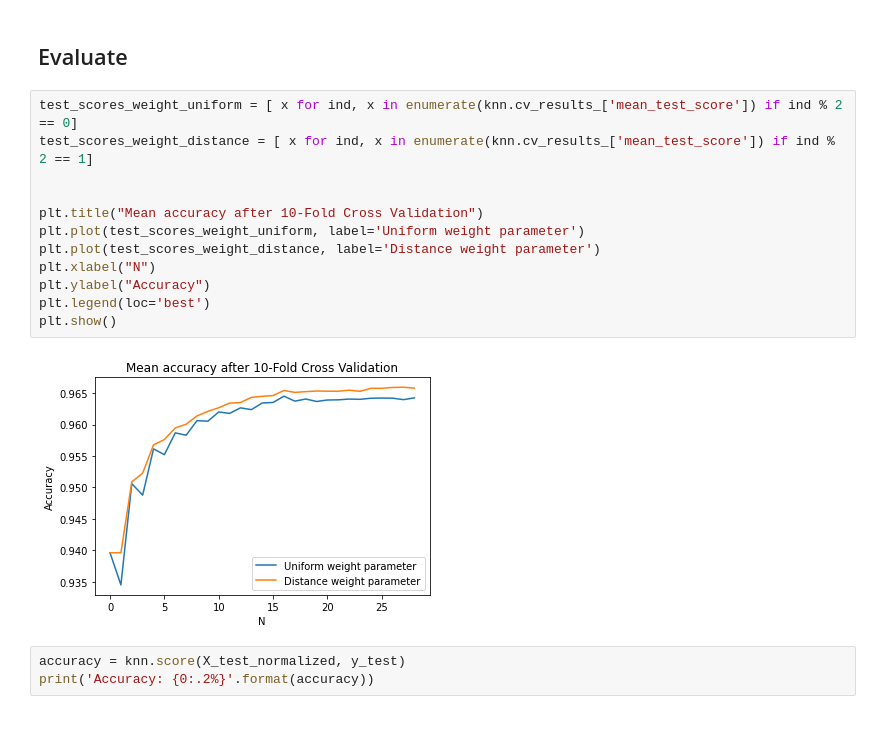
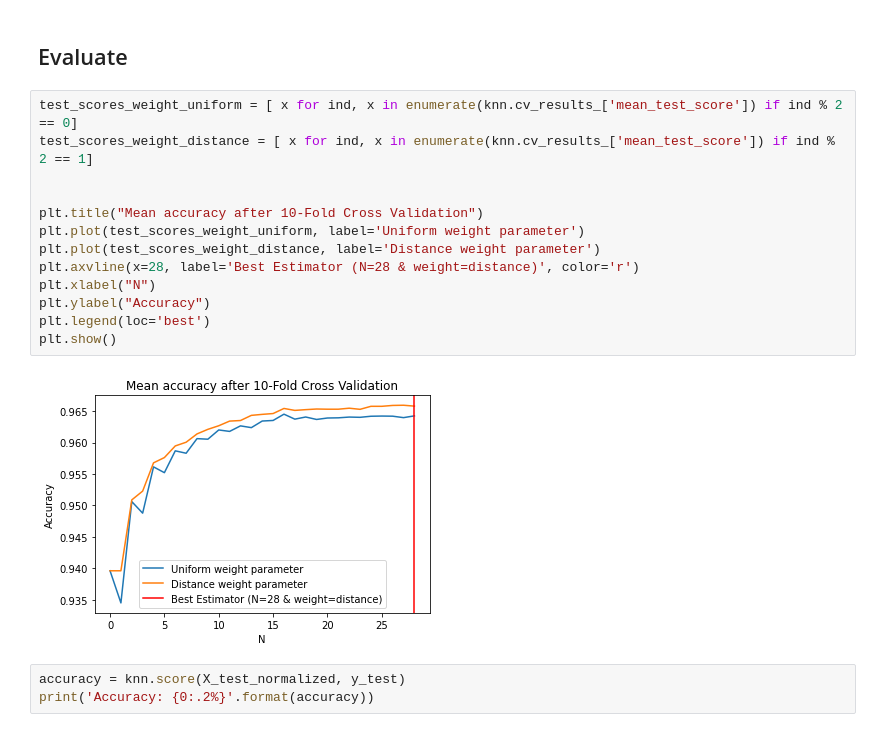
Before and after one commit to Sulasdeli/SecRiskAI, a Jupyter notebook: notebooks/train_evaluate_export_models.ipynb, the cells around one changed output. Cells and saved outputs as stored; diff of their text form.

```diff
--- a/notebooks/train_evaluate_export_models.ipynb
+++ b/notebooks/train_evaluate_export_models.ipynb
@@ -426,17 +426,18 @@ Training time KNN Classifier: 0.0075609683990478516s
 # %%
 test_scores_weight_uniform = [ x for ind, x in enumerate(knn.cv_results_['mean_test_score']) if ind % 2 == 0]
 test_scores_weight_distance = [ x for ind, x in enumerate(knn.cv_results_['mean_test_score']) if ind % 2 == 1]
 
 
 plt.title("Mean accuracy after 10-Fold Cross Validation")
 plt.plot(test_scores_weight_uniform, label='Uniform weight parameter')
 plt.plot(test_scores_weight_distance, label='Distance weight parameter')
+plt.axvline(x=28, label='Best Estimator (N=28 & weight=distance)', color='r')
 plt.xlabel("N")
 plt.ylabel("Accuracy")
 plt.legend(loc='best')
 plt.show()
 # %% [output]
-[figure, old version]
+[figure, new version]
 # %%
 accuracy = knn.score(X_test_normalized, y_test)
 print('Accuracy: {0:.2%}'.format(accuracy))
```
